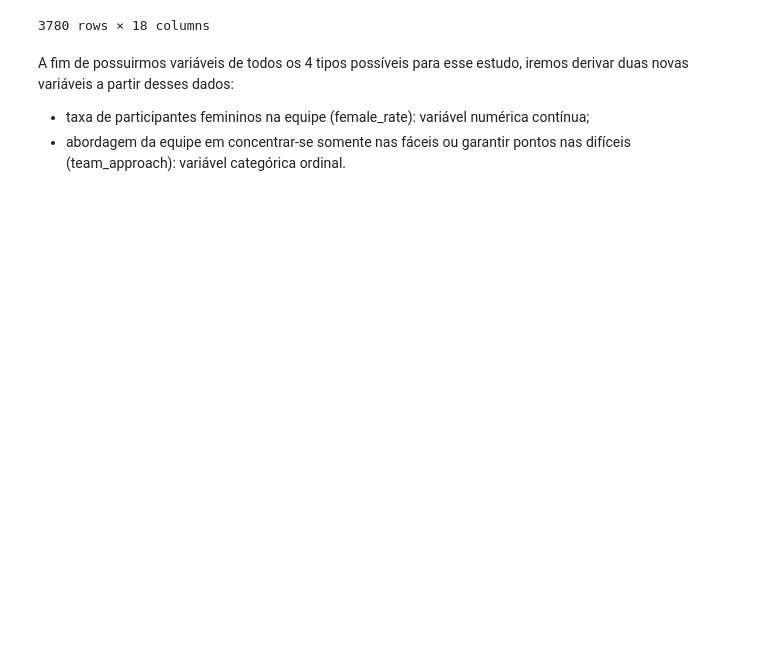
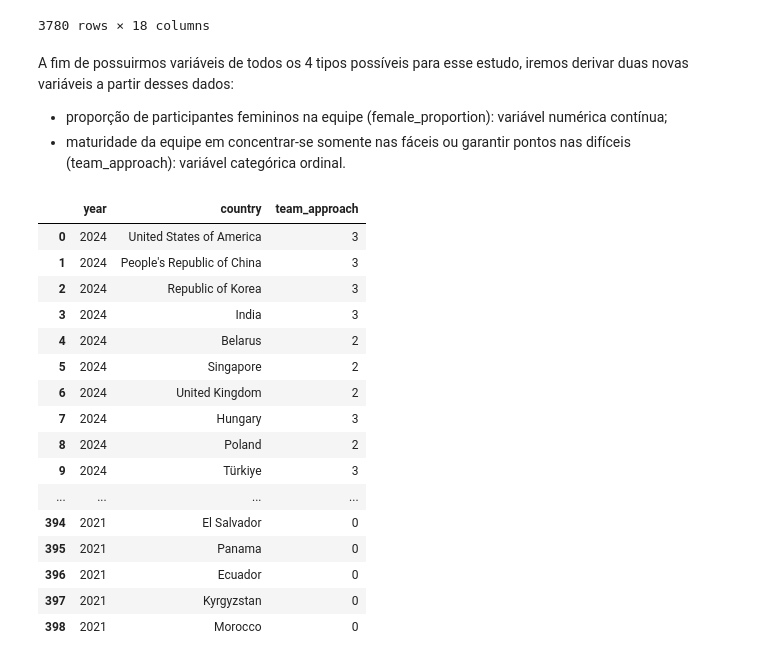
Before and after one commit to MatheusLuna37/IMO-analysis, a Jupyter notebook: teste03.ipynb, the cells around one changed output. Cells and saved outputs as stored; diff of their text form; code cells hidden in the pictures; blank space fills up the shorter version.

Commit message:
new variable team_approach

```diff
--- a/teste03.ipynb
+++ b/teste03.ipynb
@@ -35,9 +35,43 @@ display(data)
 3780 rows × 18 columns
 # %% [markdown]
 A fim de possuirmos variáveis de todos os 4 tipos possíveis para esse estudo, iremos derivar duas novas variáveis a partir desses dados:
-- taxa de participantes femininos na equipe (female_rate): variável numérica contínua;
-- abordagem da equipe em concentrar-se somente nas fáceis ou garantir pontos nas difíceis (team_approach): variável categórica ordinal.
+- proporção de participantes femininos na equipe (female_proportion): variável numérica contínua;
+- maturidade da equipe em concentrar-se somente nas fáceis ou garantir pontos nas difíceis (team_approach): variável categórica ordinal.
 # %%
 data["female_rate"] = data["team_size_female"]/data["team_size_all"]
-total = data["p1"]+data["p2"]+data["p3"]+data["p4"]+data["p5"]+data["p6"]
-data["team_approach"] = "easy" if (data["p3"]+data["p6"])/total > 0.7 else ("hard" if ((data["p3"]+data["p6"])/total) > 0.15 else "medium")
+
+max = 7*data["team_size_all"]*2
+p_easy = (data["p1"]+data["p4"])/max
+p_medium = (data["p2"]+data["p5"])/max
+p_hard = (data["p3"]+data["p6"])/max
+
+thresholds = [
+    (p_easy >= 0.8) & (p_medium >= 0.5) & (p_hard >= 0.2),
+    (p_easy >= 0.8) & (p_medium >= 0.5),
+    (p_easy >= 0.8),
+]
+
+values = [3, 2, 1]
+
+data["team_approach"] = np.select(thresholds, values, default=0)
+# %%
+with pd.option_context("display.max_rows", None):
+    display(data[["year", "country", "team_approach"]])
+# %% [output]
+|  | year | country | team_approach |
+| 0 | 2024 | United States of America | 3 |
+| 1 | 2024 | People's Republic of China | 3 |
+| 2 | 2024 | Republic of Korea | 3 |
+| 3 | 2024 | India | 3 |
+| 4 | 2024 | Belarus | 2 |
+| 5 | 2024 | Singapore | 2 |
+| 6 | 2024 | United Kingdom | 2 |
+| 7 | 2024 | Hungary | 3 |
+| 8 | 2024 | Poland | 2 |
+| 9 | 2024 | Türkiye | 3 |
+| ... | ... | ... | ... |
+| 394 | 2021 | El Salvador | 0 |
+| 395 | 2021 | Panama | 0 |
+| 396 | 2021 | Ecuador | 0 |
+| 397 | 2021 | Kyrgyzstan | 0 |
+| 398 | 2021 | Morocco | 0 |
```
